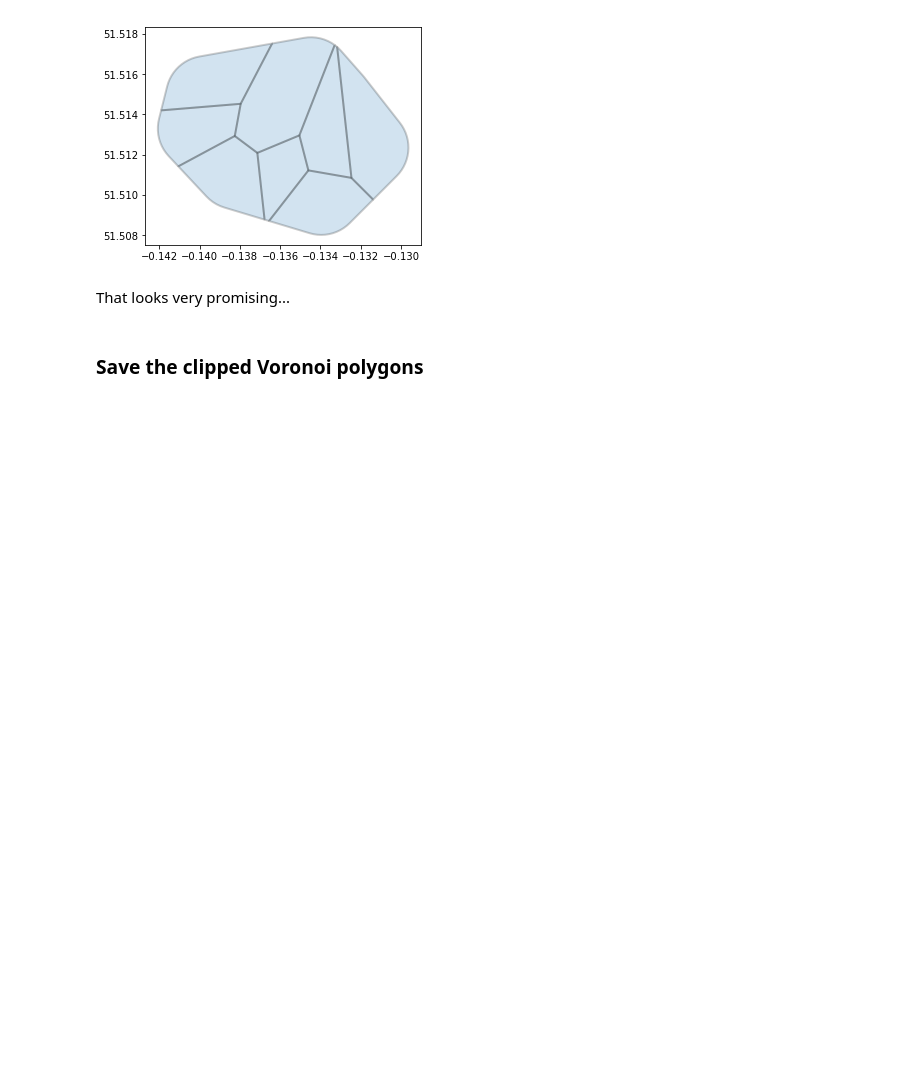
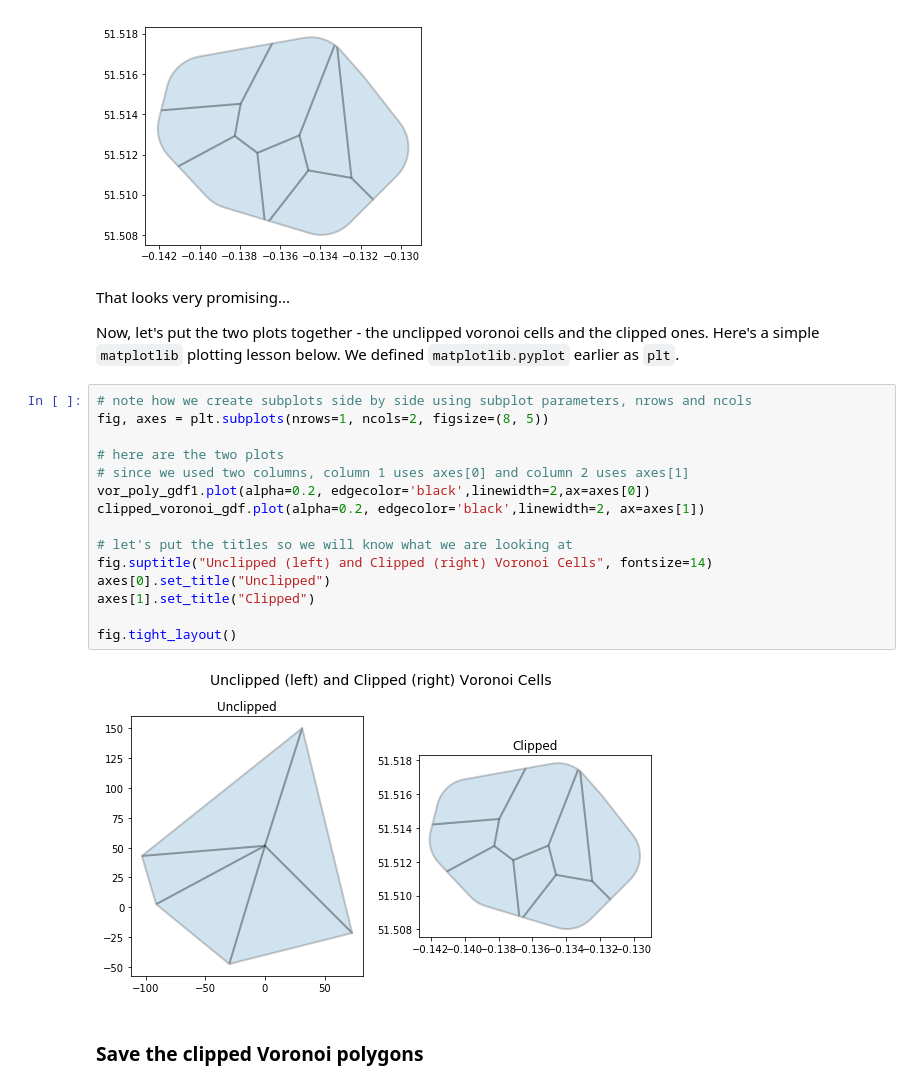
Before and after one commit to nravilla/1854-Cholera-Outbreak-London-Advanced-2, a Jupyter notebook: NB04-Constructing-Voronoi-Polygons.ipynb, the cells around one changed output. Saved outputs shown, nothing was run; the diff lists cells and outputs as text; blank space fills up the shorter version.

```diff
--- a/NB04-Constructing-Voronoi-Polygons.ipynb
+++ b/NB04-Constructing-Voronoi-Polygons.ipynb
@@ -395,8 +406,27 @@ clipped_voronoi_gdf.plot(alpha=0.2, edgecolor='black',linewidth=2)
 # %% [output]
 <matplotlib.axes._subplots.AxesSubplot at 0x...>
 [figure]
-# %% [markdown]
-That looks very promising...
+# %% [markdown]
+That looks very promising...
+
+Now, let's put the two plots together - the unclipped voronoi cells and the clipped ones. Here's a simple `matplotlib` plotting lesson below. We defined `matplotlib.pyplot` earlier as `plt`.
+# %%
+# note how we create subplots side by side using subplot parameters, nrows and ncols
+fig, axes = plt.subplots(nrows=1, ncols=2, figsize=(8, 5))
+
+# here are the two plots
+# since we used two columns, column 1 uses axes[0] and column 2 uses axes[1]
+vor_poly_gdf1.plot(alpha=0.2, edgecolor='black',linewidth=2,ax=axes[0])
+clipped_voronoi_gdf.plot(alpha=0.2, edgecolor='black',linewidth=2, ax=axes[1])
+
+# let's put the titles so we will know what we are looking at
+fig.suptitle("Unclipped (left) and Clipped (right) Voronoi Cells", fontsize=14)
+axes[0].set_title("Unclipped")
+axes[1].set_title("Clipped")
+
+fig.tight_layout()
+# %% [output]
+[figure, added]
 # %% [markdown]
 ### Save the clipped Voronoi polygons
 # %%
```
Also changed, not shown: parts of 9 cells of this notebook, 15 other files.
